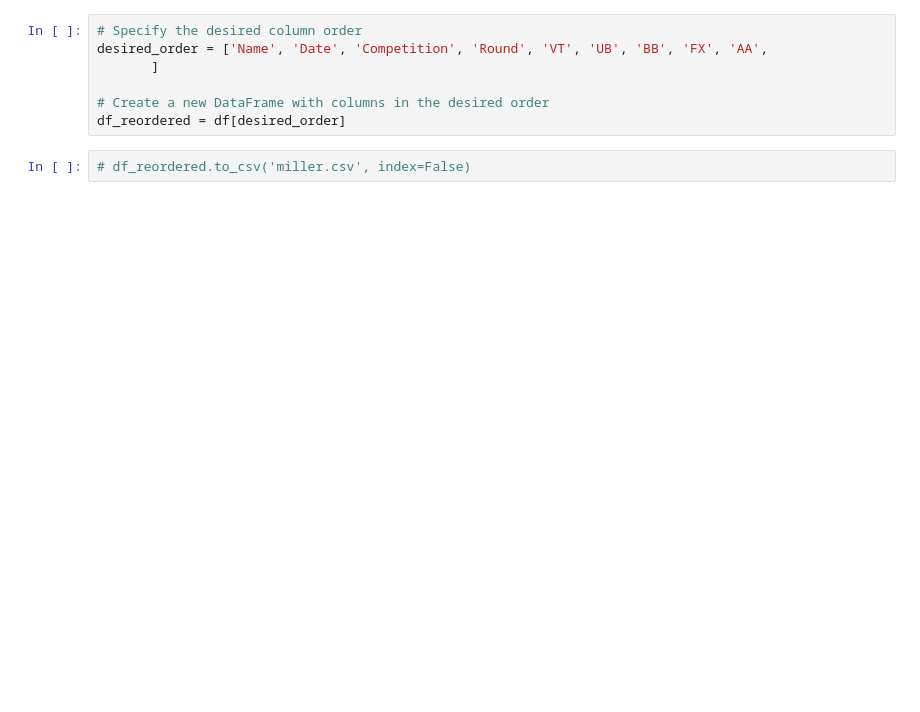
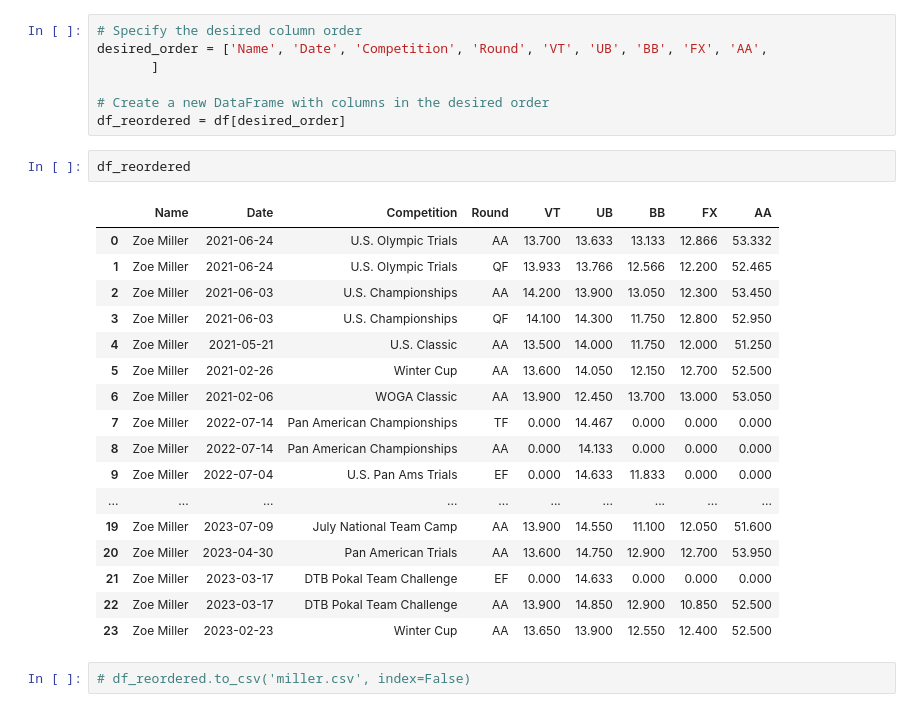
Before and after one commit to RyanJTalbot/MSDS, a Jupyter notebook: Core/Data Mining Foundations/Data Mining Project/Project/competition_gym2023/Cleaning/Individuals_Results/ZoeMiller.ipynb, the cells around one changed output. Cells and saved outputs as stored; diff of their text form; blank space fills up the shorter version.

```diff
--- a/Core/Data Mining Foundations/Data Mining Project/Project/competition_gym2023/Cleaning/Individuals_Results/ZoeMiller.ipynb
+++ b/Core/Data Mining Foundations/Data Mining Project/Project/competition_gym2023/Cleaning/Individuals_Results/ZoeMiller.ipynb
@@ -91,5 +91,25 @@ desired_order = ['Name', 'Date', 'Competition', 'Round', 'VT', 'UB', 'BB', 'FX',
 
 # Create a new DataFrame with columns in the desired order
 df_reordered = df[desired_order]
+# %%
+df_reordered
+# %% [output]
+|  | Name | Date | Competition | Round | VT | UB | BB | FX | AA |
+| 0 | Zoe Miller | 2021-06-24 | U.S. Olympic Trials | AA | 13.700 | 13.633 | 13.133 | 12.866 | 53.332 |
+| 1 | Zoe Miller | 2021-06-24 | U.S. Olympic Trials | QF | 13.933 | 13.766 | 12.566 | 12.200 | 52.465 |
+| 2 | Zoe Miller | 2021-06-03 | U.S. Championships | AA | 14.200 | 13.900 | 13.050 | 12.300 | 53.450 |
+| 3 | Zoe Miller | 2021-06-03 | U.S. Championships | QF | 14.100 | 14.300 | 11.750 | 12.800 | 52.950 |
+| 4 | Zoe Miller | 2021-05-21 | U.S. Classic | AA | 13.500 | 14.000 | 11.750 | 12.000 | 51.250 |
+| 5 | Zoe Miller | 2021-02-26 | Winter Cup | AA | 13.600 | 14.050 | 12.150 | 12.700 | 52.500 |
+| 6 | Zoe Miller | 2021-02-06 | WOGA Classic | AA | 13.900 | 12.450 | 13.700 | 13.000 | 53.050 |
+| 7 | Zoe Miller | 2022-07-14 | Pan American Championships | TF | 0.000 | 14.467 | 0.000 | 0.000 | 0.000 |
+| 8 | Zoe Miller | 2022-07-14 | Pan American Championships | AA | 0.000 | 14.133 | 0.000 | 0.000 | 0.000 |
+| 9 | Zoe Miller | 2022-07-04 | U.S. Pan Ams Trials | EF | 0.000 | 14.633 | 11.833 | 0.000 | 0.000 |
+| ... | ... | ... | ... | ... | ... | ... | ... | ... | ... |
+| 19 | Zoe Miller | 2023-07-09 | July National Team Camp | AA | 13.900 | 14.550 | 11.100 | 12.050 | 51.600 |
+| 20 | Zoe Miller | 2023-04-30 | Pan American Trials | AA | 13.600 | 14.750 | 12.900 | 12.700 | 53.950 |
+| 21 | Zoe Miller | 2023-03-17 | DTB Pokal Team Challenge | EF | 0.000 | 14.633 | 0.000 | 0.000 | 0.000 |
+| 22 | Zoe Miller | 2023-03-17 | DTB Pokal Team Challenge | AA | 13.900 | 14.850 | 12.900 | 10.850 | 52.500 |
+| 23 | Zoe Miller | 2023-02-23 | Winter Cup | AA | 13.650 | 13.900 | 12.550 | 12.400 | 52.500 |
 # %%
 # df_reordered.to_csv('miller.csv', index=False)
```
Also changed, not shown: parts of 2 cells of this notebook, 56 other files.
